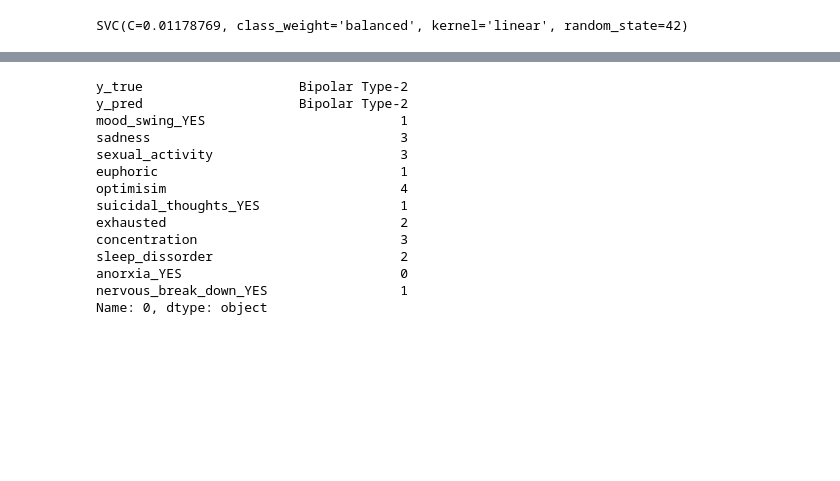
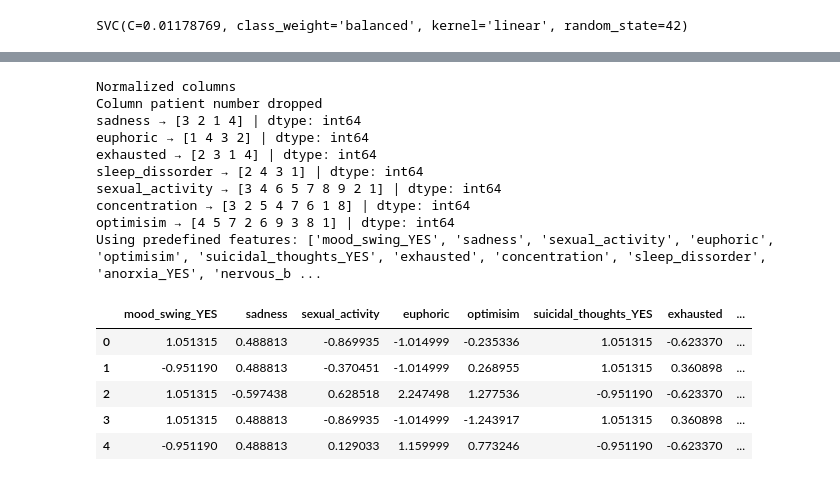
Before and after one commit to garayco/mental-disorder-classification-project, a Jupyter notebook: 03_best_model_pipeline.ipynb, the cells around one changed output, grey strips where cells are left out. Drawn from its saved outputs; the diff is of its cells as text; code cells hidden in the pictures; blank space fills up the shorter version.

```diff
--- a/03_best_model_pipeline.ipynb
+++ b/03_best_model_pipeline.ipynb
@@ -95,6 +84,10 @@ Index(['patient_number', 'sadness', 'euphoric', 'exhausted', 'sleep_dissorder',
 # %%
 def drop_patient_number_column(d):
     print("Column patient number dropped")
-    return d.drop(columns='patient_number')
-drop_patient_number_transformer  = FunctionTransformer(drop_patient_number_column, validate=False)
+    return d.drop(columns="patient_number")
+
+
+drop_patient_number_transformer = FunctionTransformer(
+    drop_patient_number_column, validate=False
+)
 # %%
@@ -692,0 +763,16 @@ Pipeline(steps=[('pipeline_data_processing',
+# %%
+inference_pipeline = Pipeline(
+    [
+        ("normalize_columns", normalize_columns_transformer),
+        ("drop_patient_number_column", drop_patient_number_transformer),
+        ("clean_suicidal_thoughts", clean_suicidal_thoughts_transformer),
+        ("ordinal_mapping", ordinal_map_transformer),
+        ("ordinal_scores", ordinal_score_transformer),
+        ("onehot_encoding", get_dummies_transformer),
+        ("select_features_custom_list", select_features_custom_list_transformer),
+        ("scaling_features", scaling_features_transformer),
+        ("drop_target_value", drop_target_col_transformer),
+    ]
+)
+
+inference_pipeline
@@ -817,28 +859,20 @@ Using predefined features: ['mood_swing_YES', 'sadness', 'sexual_activity', 'eup
 # %%
-y_pred = clf_svc_model.predict(X_to_predict)
-
-results_df = pd.DataFrame({
-    "y_true": y,
-    "y_pred": y_pred
-})
-
-results_df = results_df.join(X[best_features].reset_index(drop=True))
-
-correct_preds = results_df[results_df["y_true"] == results_df["y_pred"]]
-# depression_correct = correct_preds[correct_preds["y_true"] == "Depression"]
-correct_preds.iloc[0]
+simulated_new_x_to_predict = inference_pipeline.fit_transform(data)
+simulated_new_x_to_predict.head()
 # %% [output]
-y_true                    Bipolar Type-2
-y_pred                    Bipolar Type-2
-mood_swing_YES                         1
-sadness                                3
-sexual_activity                        3
-euphoric                               1
-optimisim                              4
-suicidal_thoughts_YES                  1
-exhausted                              2
-concentration                          3
-sleep_dissorder                        2
-anorxia_YES                            0
-nervous_break_down_YES                 1
-Name: 0, dtype: object
+Normalized columns
+Column patient number dropped
+sadness → [3 2 1 4] | dtype: int64
+euphoric → [1 4 3 2] | dtype: int64
+exhausted → [2 3 1 4] | dtype: int64
+sleep_dissorder → [2 4 3 1] | dtype: int64
+sexual_activity → [3 4 6 5 7 8 9 2 1] | dtype: int64
+concentration → [3 2 5 4 7 6 1 8] | dtype: int64
+optimisim → [4 5 7 2 6 9 3 8 1] | dtype: int64
+Using predefined features: ['mood_swing_YES', 'sadness', 'sexual_activity', 'euphoric', 'optimisim', 'suicidal_thoughts_YES', 'exhausted', 'concentration', 'sleep_dissorder', 'anorxia_YES', 'nervous_b ...
+|  | mood_swing_YES | sadness | sexual_activity | euphoric | optimisim | suicidal_thoughts_YES | exhausted | ... |
+| 0 | 1.051315 | 0.488813 | -0.869935 | -1.014999 | -0.235336 | 1.051315 | -0.623370 | ... |
+| 1 | -0.951190 | 0.488813 | -0.370451 | -1.014999 | 0.268955 | 1.051315 | 0.360898 | ... |
+| 2 | 1.051315 | -0.597438 | 0.628518 | 2.247498 | 1.277536 | -0.951190 | -0.623370 | ... |
+| 3 | 1.051315 | 0.488813 | -0.869935 | -1.014999 | -1.243917 | 1.051315 | 0.360898 | ... |
+| 4 | -0.951190 | 0.488813 | 0.129033 | 1.159999 | 0.773246 | -0.951190 | -0.623370 | ... |
```
Also changed, not shown: parts of 71 cells of this notebook, 11 other files.
